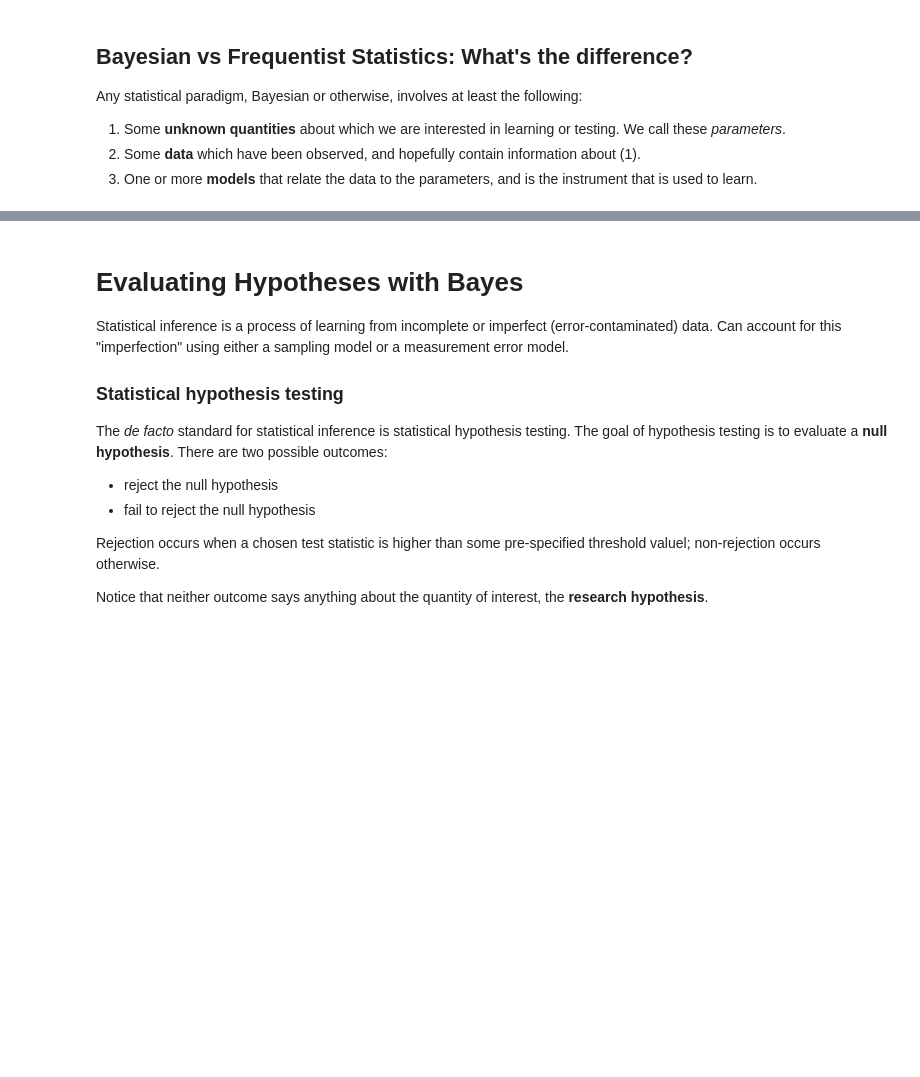
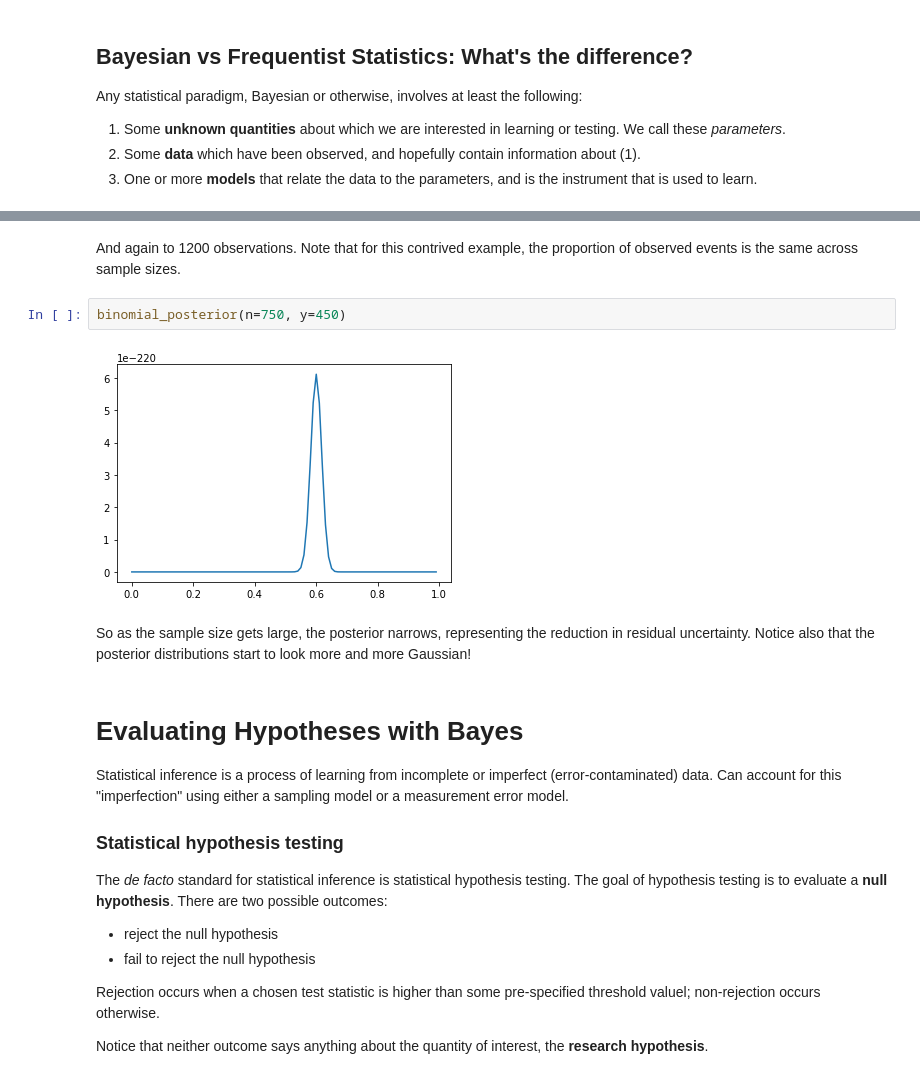
Before and after one commit to fonnesbeck/Bayes_Computing_Course, a Jupyter notebook: notebooks/Section1_1-Basic_Bayes.ipynb, the cells around one changed output, grey strips where cells are left out. Saved outputs shown, nothing was run; the diff lists cells and outputs as text; blank space fills up the shorter version.

```diff
--- a/notebooks/Section1_1-Basic_Bayes.ipynb
+++ b/notebooks/Section1_1-Basic_Bayes.ipynb
@@ -156,3 +160,11 @@ y = [3, 12, 60, 450]
+# %% [markdown]
+And again to 1200 observations. Note that for this contrived example, the proportion of observed events is the same across sample sizes.
+# %%
+binomial_posterior(n=750, y=450)
+# %% [output]
+[figure, added]
+# %% [markdown]
+So as the sample size gets large, the posterior narrows, representing the reduction in residual uncertainty. Notice also that the posterior distributions start to look more and more Gaussian!
 # %% [markdown]
 # Evaluating Hypotheses with Bayes
 
```
Also changed, not shown: parts of 15 cells of this notebook, 3 other files.
